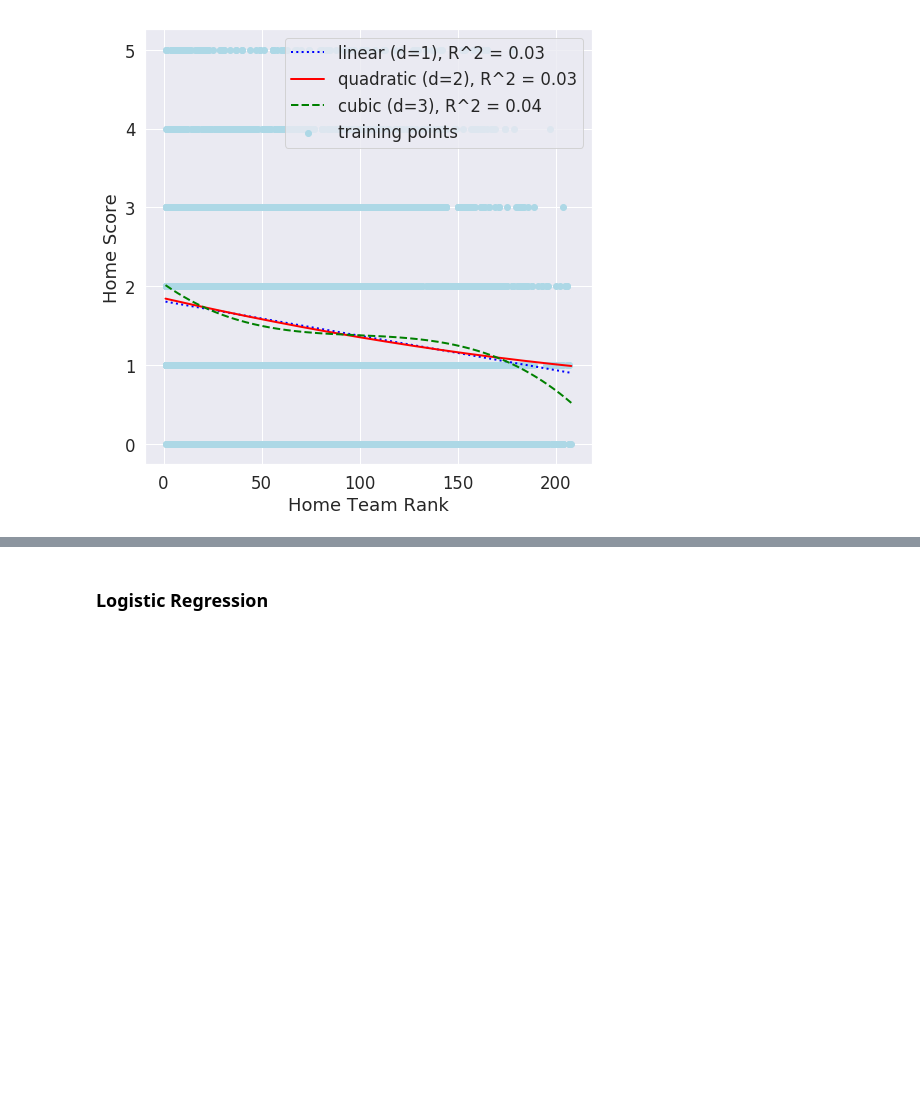
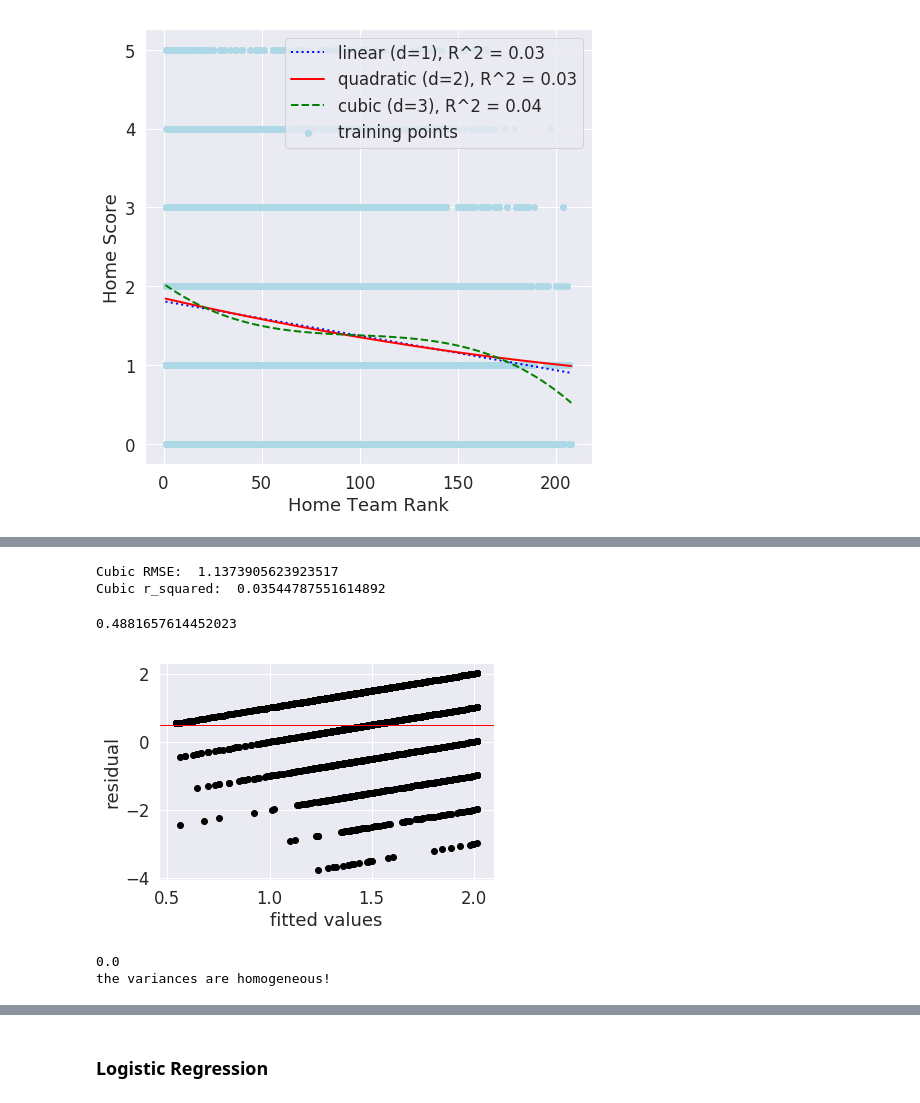
Before and after one commit to booorayan/Regression_fifa, a Jupyter notebook: Football_Match_Predictions.ipynb, the cells around one changed output, grey strips where cells are left out. Cells and saved outputs as stored; diff of their text form; code cells hidden in the pictures; blank space fills up the shorter version.

```diff
--- a/Football_Match_Predictions.ipynb
+++ b/Football_Match_Predictions.ipynb
@@ -986,0 +1097,54 @@ plt.show()
+# %%
+lcub = linr.fit(xx_cube, lebos_train)
+
+# making predictions
+ay_cube_fit = lcub.predict(cub.fit_transform(ficha_fit))
+
+# calculating R squared
+
+acubpre = linpol.predict(xx_cube)
+acub_r2 = r2_score(lebos_train, acubpre)
+
+print('Cubic RMSE: ', np.sqrt(mean_squared_error(lebos_train, acubpre)), '\nCubic r_squared: ', cub_r2)
+# %% [output]
+Cubic RMSE:  1.1373905623923517
+Cubic r_squared:  0.03544787551614892
+# %%
+rsd = np.subtract(acubpre, lebos_train)
+pd.DataFrame(rsd)
+
+rsd.mean()
+# %% [output]
+0.4881657614452023
+# %%
+#  plotting the residuals
+
+plt.scatter(acubpre, rsd, color='black')
+plt.ylabel('residual')
+plt.xlabel('fitted values')
+plt.axhline(y= rsd.mean(), color='red', linewidth=1)
+plt.show()
+# %% [output]
+[figure, added]
+# %%
+t_res, p_va = sp.stats.bartlett(acubpre.flatten(), rsd.flatten())
+
+dg_of_f = len(acubpre)-1
+pr = 1 - p_va
+
+c_val = sp.stats.chi2.ppf(pr, dg_of_f)
+print(p_va)
+
+# If the test_result is greater than the critical value, then we reject our null
+# hypothesis. This would mean that there are patterns to the variance of the data
+
+# Otherwise, we can identify no patterns, and we accept the null hypothesis that
+# the variance is homogeneous across our data
+
+if (t_res > c_val):
+  print('the variances are unequal, and the model should be reassessed')
+else:
+  print('the variances are homogeneous!')
+# %% [output]
+0.0
+the variances are homogeneous!
```
Also changed, not shown: parts of 43 cells of this notebook.
